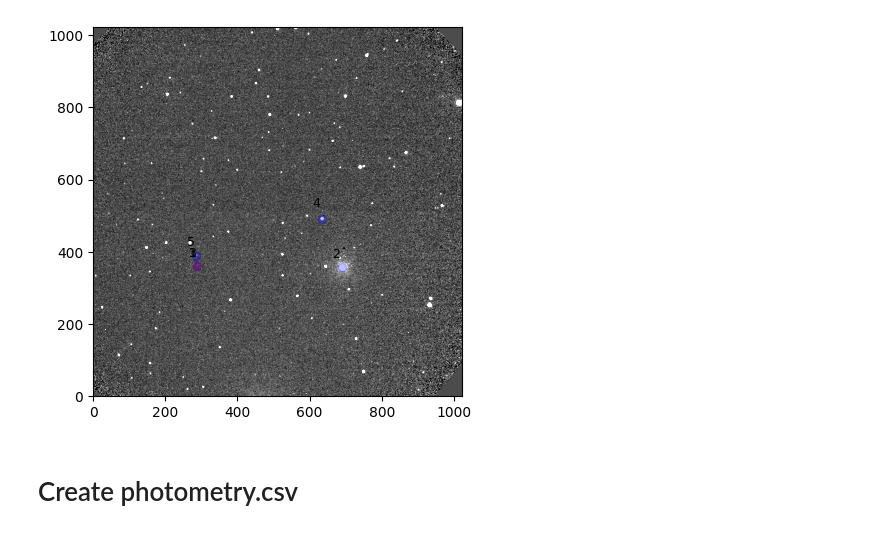
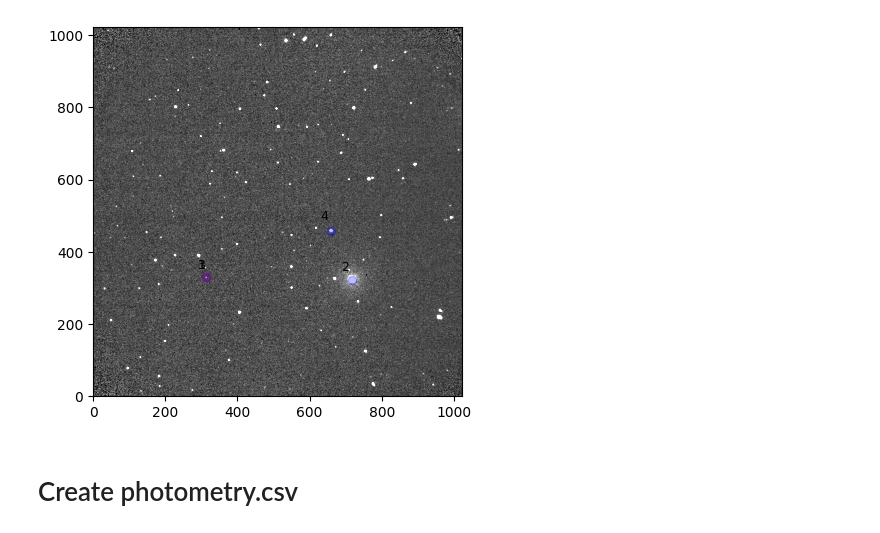
Before and after one commit to DBernardes/Tools-for-the-MOPTOP-pipeline-products, a Jupyter notebook: photometry_extraction.ipynb, the cells around one changed output. Drawn from its saved outputs; the diff is of its cells as text; code cells hidden in the pictures.

```diff
--- a/photometry_extraction.ipynb
+++ b/photometry_extraction.ipynb
@@ -9,9 +9,9 @@ import numpy as np
 from photometry import Photometry
 
 star_name = "GRB 230818A"
-experiment = "all data"
+experiment = "first rotor position"
 _set = "first"
-camera = 3
+camera = 4
 max_box_size = 20
 src_path = os.path.join(
     "..",
@@ -24,9 +24,9 @@ src_path = os.path.join(
 )
 
 GOOD_IMAGE = {
-    "first_cam3": "3_e_20230818_5_16_2_1.fits",
+    "first_cam3": "3_e_20230818_5_1_1_1.fits",
     "second_cam3": "3_e_20230818_6_1_1_1.fits",
-    "first_cam4": "4_e_20230818_5_16_2_1.fits",
+    "first_cam4": "4_e_20230818_5_1_1_1.fits",
     "second_cam4": "4_e_20230818_6_1_1_1.fits",
 }
 file = os.path.join(src_path, GOOD_IMAGE[f"{_set}_cam{camera}"])
@@ -64,4 +64,4 @@ Set MJD-END to 60174.993767 from DATE-END'. [astropy.wcs.wcs]
-[figure, old version]
+[figure, new version]
 # %% [markdown]
 # Create photometry.csv
 # %%
```
Also changed, not shown: parts of 3 cells of this notebook, 5 other files.
